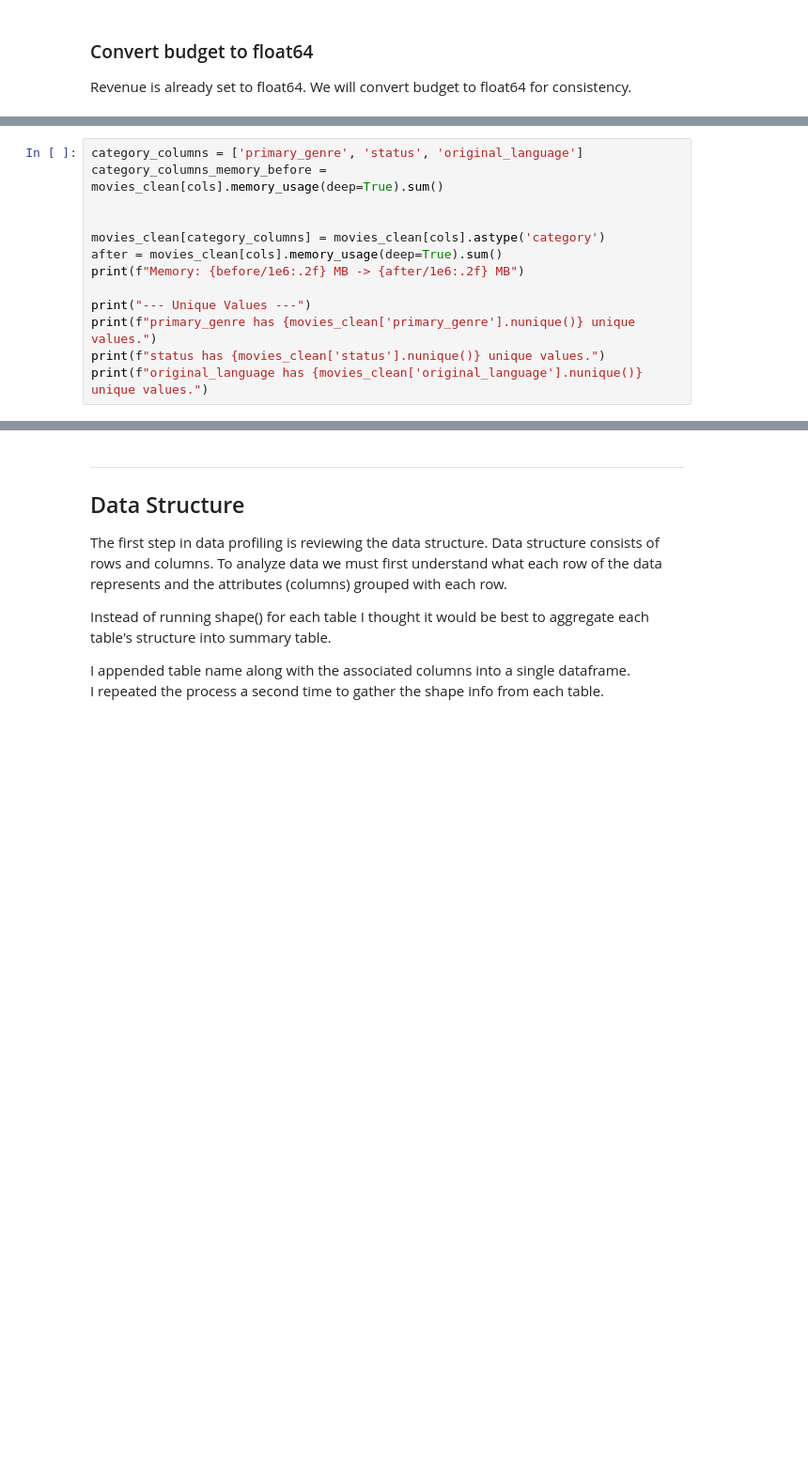
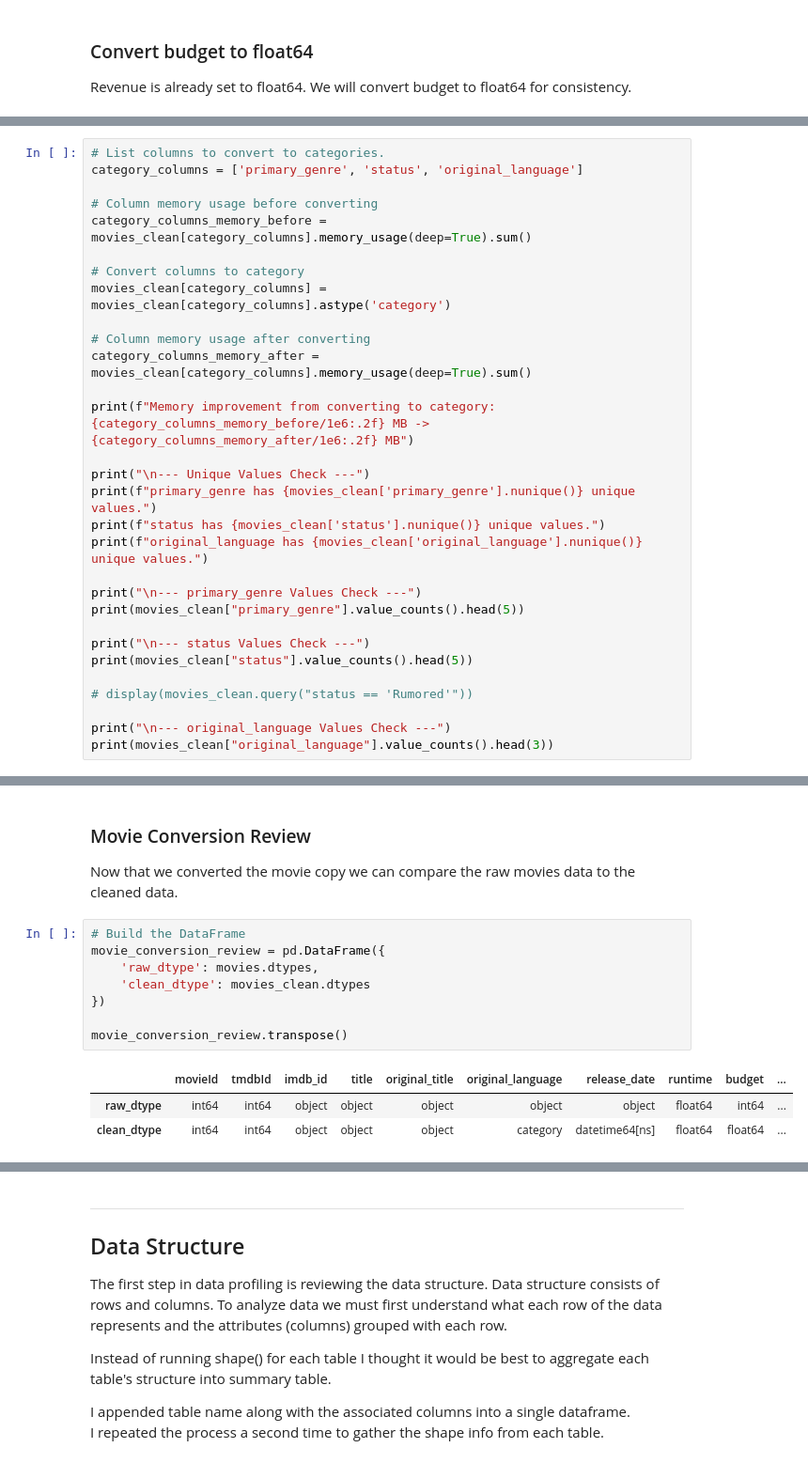
Before and after one commit to MFUTSA/Project-Option-1-Matt-Flores, a Jupyter notebook: notebooks/Milestone_2.ipynb, the cells around one changed output, grey strips where cells are left out. Shown at 94% size. Saved outputs shown, nothing was run; the diff lists cells and outputs as text; blank space fills up the shorter version.

Commit message:
cleaning movie dataset

```diff
--- a/notebooks/Milestone_2.ipynb
+++ b/notebooks/Milestone_2.ipynb
@@ -256,14 +249,31 @@ The columns listed contain a few unique values across the thousands of rows. Con
 # %%
+# List columns to convert to categories.
 category_columns = ['primary_genre', 'status', 'original_language']
-category_columns_memory_before = movies_clean[cols].memory_usage(deep=True).sum()
 
+# Column memory usage before converting
+category_columns_memory_before = movies_clean[category_columns].memory_usage(deep=True).sum()
 
-movies_clean[category_columns] = movies_clean[cols].astype('category')
-after = movies_clean[cols].memory_usage(deep=True).sum()
-print(f"Memory: {before/1e6:.2f} MB -> {after/1e6:.2f} MB")
+# Convert columns to category
+movies_clean[category_columns] = movies_clean[category_columns].astype('category')
 
-print("--- Unique Values ---")
+# Column memory usage after converting
+category_columns_memory_after = movies_clean[category_columns].memory_usage(deep=True).sum()
+
+print(f"Memory improvement from converting to category: {category_columns_memory_before/1e6:.2f} MB -> {category_columns_memory_after/1e6:.2f} MB")
+
+print("\n--- Unique Values Check ---")
 print(f"primary_genre has {movies_clean['primary_genre'].nunique()} unique values.")
 print(f"status has {movies_clean['status'].nunique()} unique values.")
 print(f"original_language has {movies_clean['original_language'].nunique()} unique values.")
+
+print("\n--- primary_genre Values Check ---")
+print(movies_clean["primary_genre"].value_counts().head(5))
+
+print("\n--- status Values Check ---")
+print(movies_clean["status"].value_counts().head(5))
+
+# display(movies_clean.query("status == 'Rumored'"))
+
+print("\n--- original_language Values Check ---")
+print(movies_clean["original_language"].value_counts().head(3))
 # %% [output]
@@ -274,0 +297,16 @@ original_language has 42 unique values.
+# %% [markdown]
+### Movie Conversion Review
+
+Now that we converted the movie copy we can compare the raw movies data to the cleaned data.
+# %%
+# Build the DataFrame
+movie_conversion_review = pd.DataFrame({
+    'raw_dtype': movies.dtypes,
+    'clean_dtype': movies_clean.dtypes
+})
+
+movie_conversion_review.transpose()
+# %% [output]
+|  | movieId | tmdbId | imdb_id | title | original_title | original_language | release_date | runtime | budget | ... |
+| raw_dtype | int64 | int64 | object | object | object | object | object | float64 | int64 | ... |
+| clean_dtype | int64 | int64 | object | object | object | category | datetime64[ns] | float64 | float64 | ... |
```
Also changed, not shown: parts of 8 cells of this notebook.
